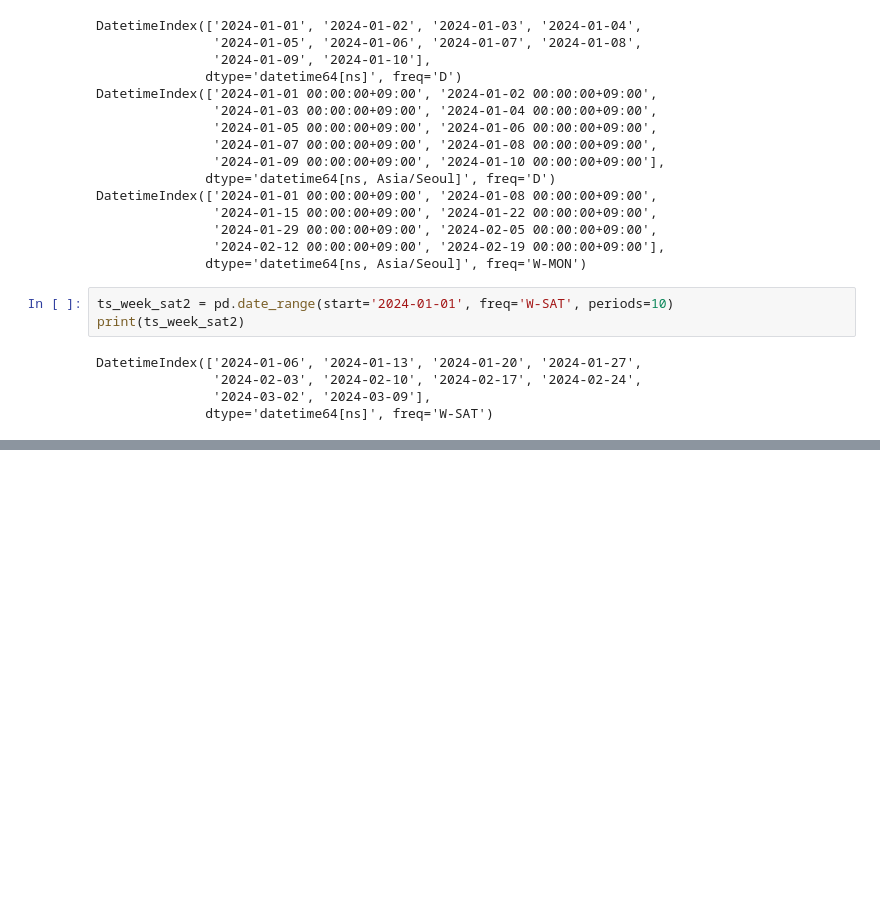
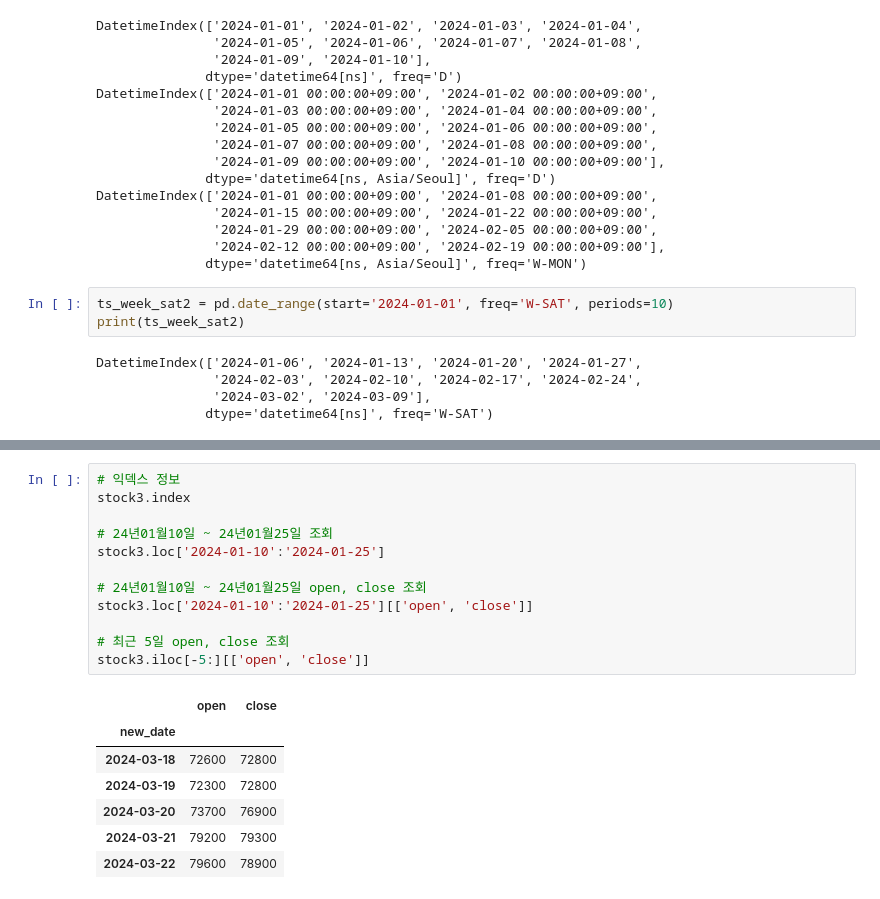
Before and after one commit to KimJeayool/python_pandas, a Jupyter notebook: 2024.03.23_시계열데이터.ipynb, the cells around one changed output, grey strips where cells are left out. Drawn from its saved outputs; the diff is of its cells as text; blank space fills up the shorter version.

```diff
--- a/2024.03.23_시계열데이터.ipynb
+++ b/2024.03.23_시계열데이터.ipynb
@@ -167,0 +250,20 @@ DatetimeIndex(['2024-01-06', '2024-01-13', '2024-01-20', '2024-01-27',
+# %%
+# 익덱스 정보
+stock3.index
+
+# 24년01월10일 ~ 24년01월25일 조회
+stock3.loc['2024-01-10':'2024-01-25']
+
+# 24년01월10일 ~ 24년01월25일 open, close 조회
+stock3.loc['2024-01-10':'2024-01-25'][['open', 'close']]
+
+# 최근 5일 open, close 조회
+stock3.iloc[-5:][['open', 'close']]
+# %% [output]
+|  | open | close |
+| new_date |  |  |
+| 2024-03-18 | 72600 | 72800 |
+| 2024-03-19 | 72300 | 72800 |
+| 2024-03-20 | 73700 | 76900 |
+| 2024-03-21 | 79200 | 79300 |
+| 2024-03-22 | 79600 | 78900 |
```
Also changed, not shown: parts of 5 cells of this notebook, 2 other files.
